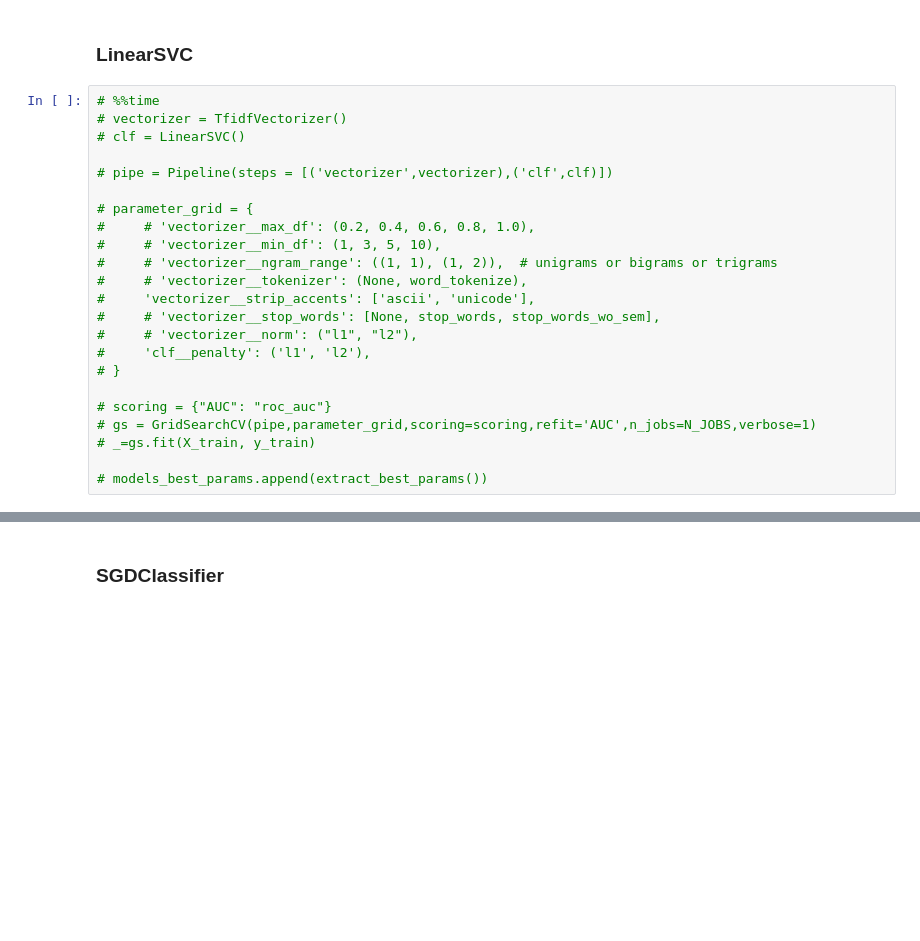
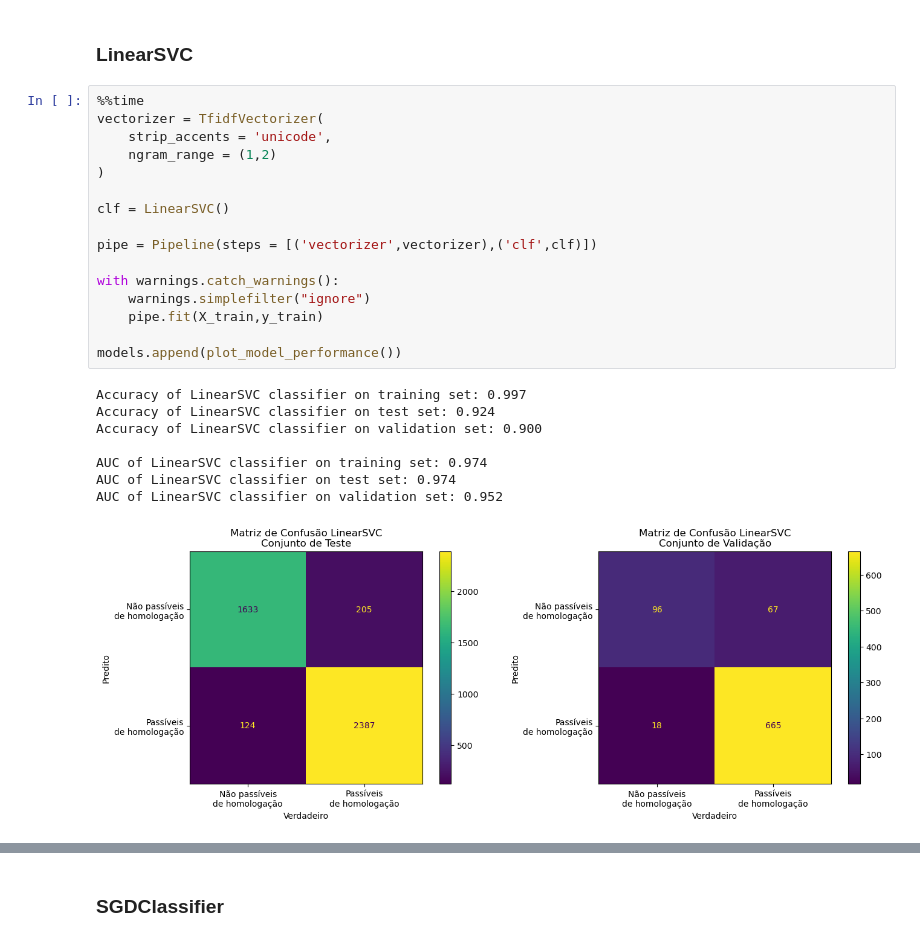
Before and after one commit to InovaFiscaliza/dados-pacp, a Jupyter notebook: notebooks/33_gs_model_selection_top_classifier_final_evaluation.ipynb, the cells around one changed output, grey strips where cells are left out. Cells and saved outputs as stored; diff of their text form; blank space fills up the shorter version.

```diff
--- a/notebooks/33_gs_model_selection_top_classifier_final_evaluation.ipynb
+++ b/notebooks/33_gs_model_selection_top_classifier_final_evaluation.ipynb
@@ -228,25 +262,27 @@ Wall time: 1min 2s
 # %% [markdown]
 ### LinearSVC
 # %%
-# %%time
-# vectorizer = TfidfVectorizer()
-# clf = LinearSVC()
+%%time
+vectorizer = TfidfVectorizer(
+    strip_accents = 'unicode',
+    ngram_range = (1,2)
+)
 
-# pipe = Pipeline(steps = [('vectorizer',vectorizer),('clf',clf)])
+clf = LinearSVC()
 
-# parameter_grid = {
-#     # 'vectorizer__max_df': (0.2, 0.4, 0.6, 0.8, 1.0),
-#     # 'vectorizer__min_df': (1, 3, 5, 10),
-#     # 'vectorizer__ngram_range': ((1, 1), (1, 2)),  # unigrams or bigrams or trigrams
-#     # 'vectorizer__tokenizer': (None, word_tokenize),
-#     'vectorizer__strip_accents': ['ascii', 'unicode'],
-#     # 'vectorizer__stop_words': [None, stop_words, stop_words_wo_sem],
-#     # 'vectorizer__norm': ("l1", "l2"),
-#     'clf__penalty': ('l1', 'l2'),
-# }
+pipe = Pipeline(steps = [('vectorizer',vectorizer),('clf',clf)])
 
-# scoring = {"AUC": "roc_auc"}
-# gs = GridSearchCV(pipe,parameter_grid,scoring=scoring,refit='AUC',n_jobs=N_JOBS,verbose=1)
-# _=gs.fit(X_train, y_train)
+with warnings.catch_warnings():
+    warnings.simplefilter("ignore")
+    pipe.fit(X_train,y_train)
 
-# models_best_params.append(extract_best_params())
+models.append(plot_model_performance())
+# %% [output]
+Accuracy of LinearSVC classifier on training set: 0.997
+Accuracy of LinearSVC classifier on test set: 0.924
+Accuracy of LinearSVC classifier on validation set: 0.900
+
+AUC of LinearSVC classifier on training set: 0.974
+AUC of LinearSVC classifier on test set: 0.974
+AUC of LinearSVC classifier on validation set: 0.952
+[figure, added]
```
Also changed, not shown: parts of 19 cells of this notebook.
